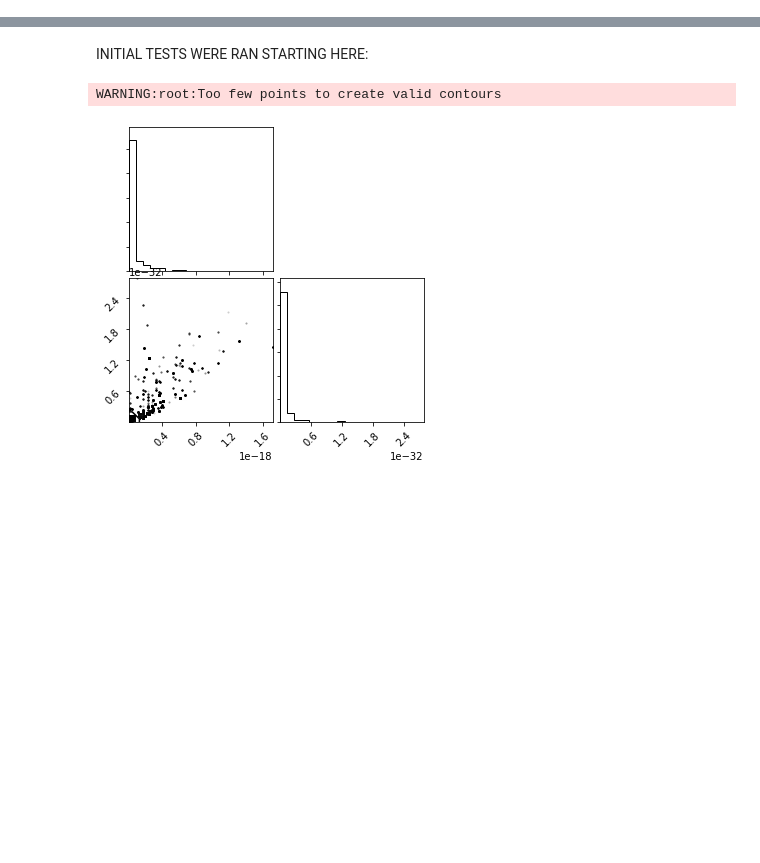
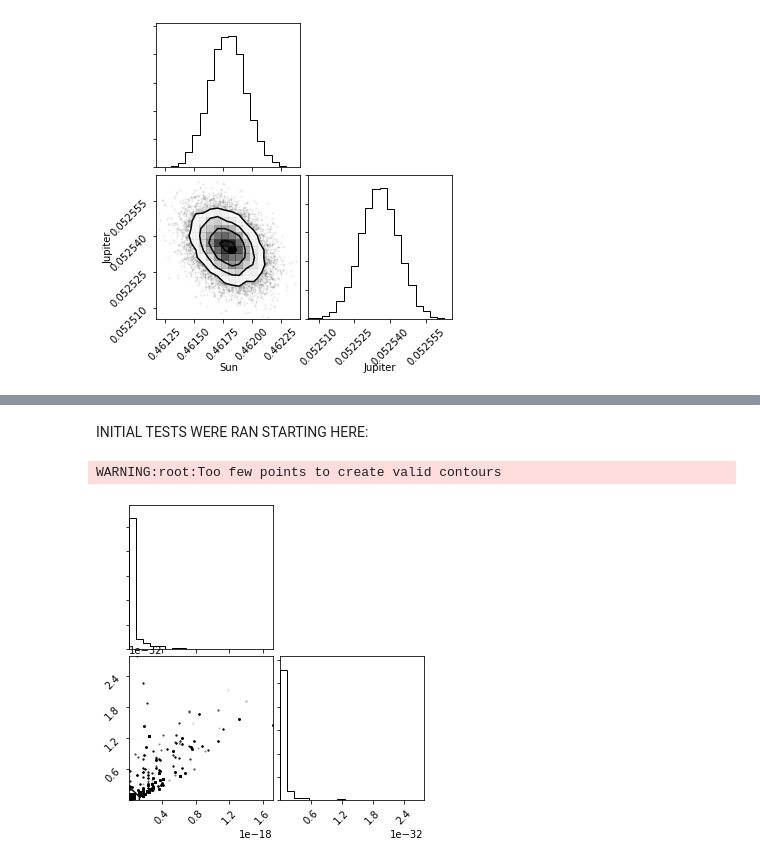
Before and after one commit to MDAddario/invisoplanet_detection, a Jupyter notebook: Running_MCMC.ipynb, the cells around one changed output, grey strips where cells are left out. Cells and saved outputs as stored; diff of their text form; code cells hidden in the pictures; blank space fills up the shorter version.

```diff
--- a/Running_MCMC.ipynb
+++ b/Running_MCMC.ipynb
@@ -52,0 +66,6 @@ samples_SUN_JUP, flat_SUN_JUP = run_MCMC("invisoplanet_detection/data/sun_jup_2_
+# %%
+samples_SAT_sun_jup, flat_SAT_sun_jup = run_MCMC("invisoplanet_detection/data/sat_sun_jup_1_2_2.json", 1, 2, 2, init_guess_factor_1 = 50, init_guess_factor_2 = 50, num_iter_MCMC = 10000, num_iter_likelihood = 40000)
+# %%
+fig_SAT_sun_jup = corner.corner(flat_SAT_sun_jup, labels = ['Sun', 'Jupiter'])
+# %% [output]
+[figure, added]
```
Also changed, not shown: parts of 9 cells of this notebook.
